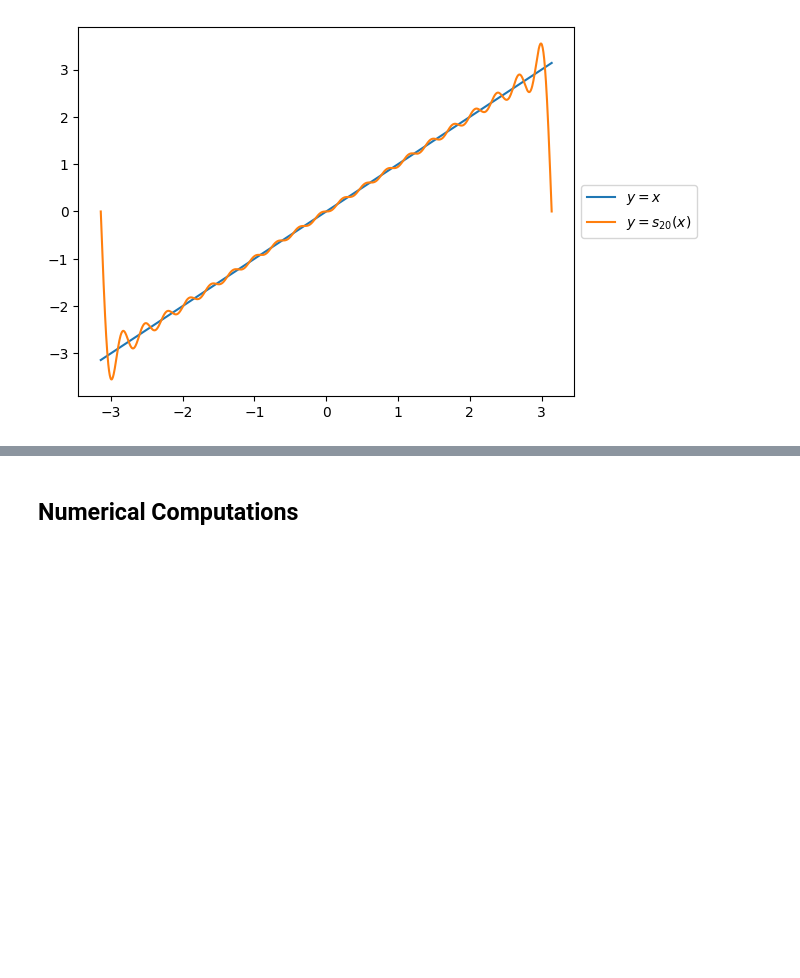
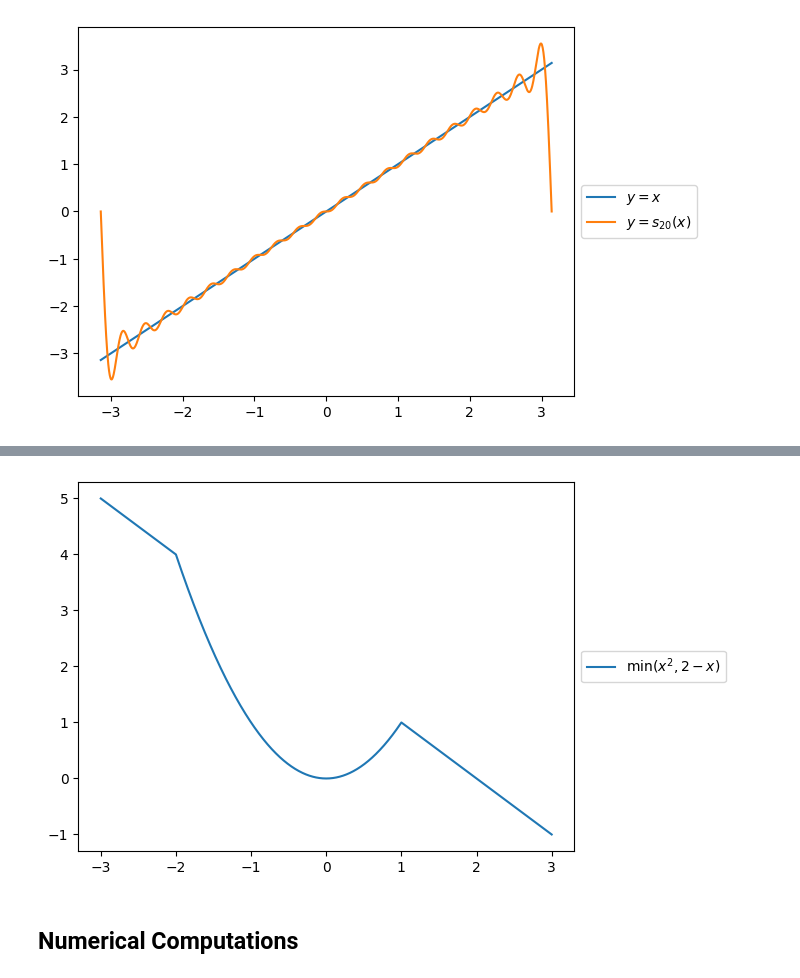
Before and after one commit to beginnerSC/gfuncpy, a Jupyter notebook: docs/source/usage.ipynb, the cells around one changed output, grey strips where cells are left out. Drawn from its saved outputs; the diff is of its cells as text; code cells hidden in the pictures; blank space fills up the shorter version.

```diff
--- a/docs/source/usage.ipynb
+++ b/docs/source/usage.ipynb
@@ -64,3 +77,9 @@ s(20).plot(label=r'$y=s_{20}(x)$')
+# %%
+# Minimum of 2x and x+2
+min_func = minimum(x**2, 2-x)
+min_func.plot(label=r'$\min(x^2, 2-x)$')
+# %% [output]
+[figure, added]
 # %% [markdown]
 ## Numerical Computations
 # %% [markdown]
```
Also changed, not shown: parts of 3 cells of this notebook, 4 other files.
